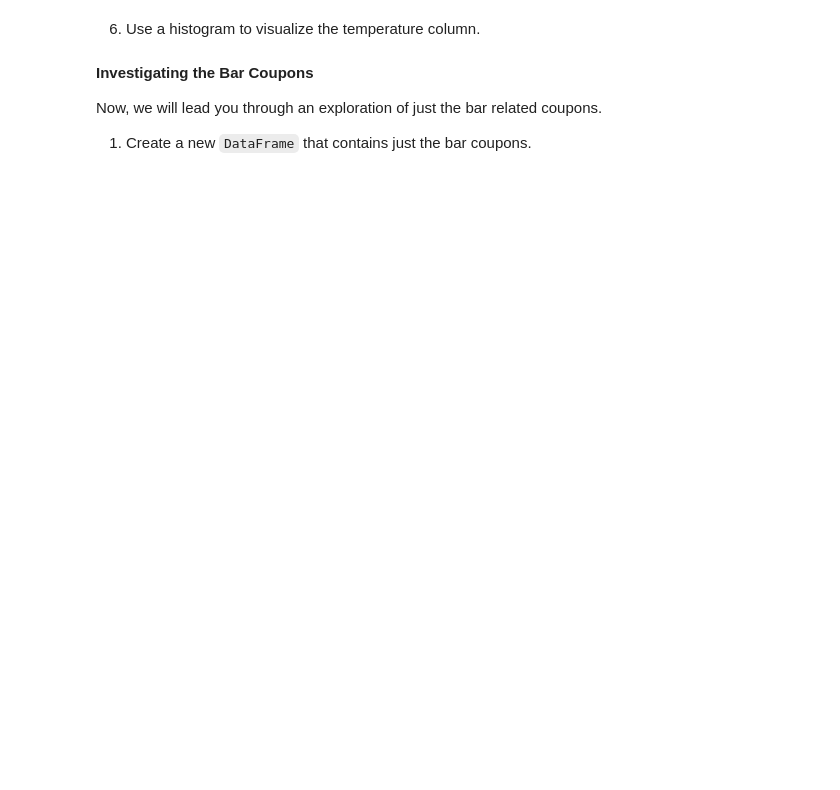
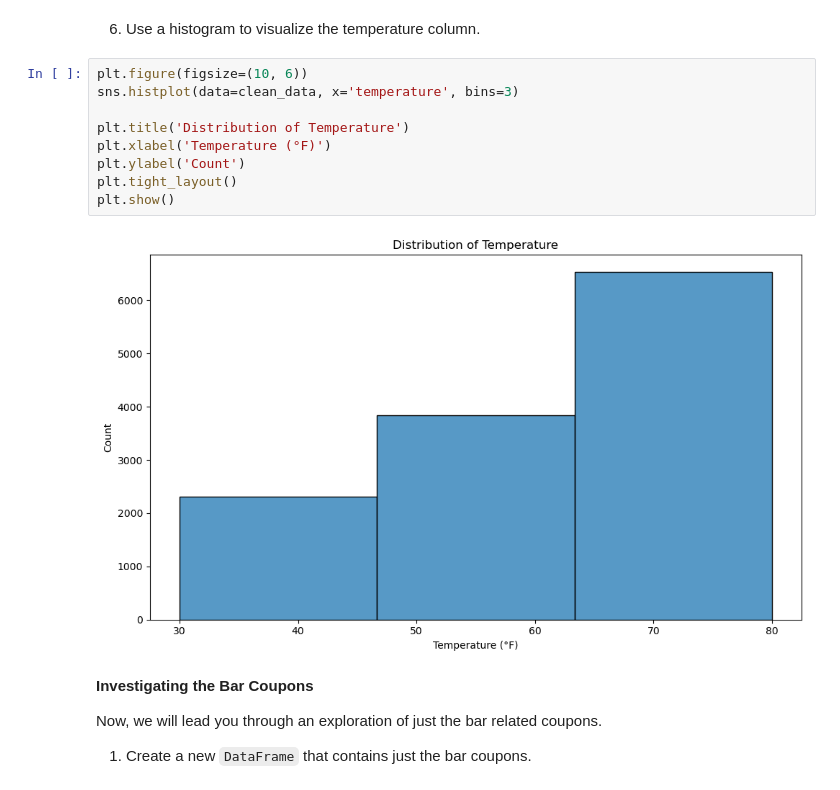
Before and after one commit to AmrElbagoury/coupon-acceptance-analysis, a Jupyter notebook: prompt.ipynb, the cells around one changed output. Saved outputs shown, nothing was run; the diff lists cells and outputs as text; blank space fills up the shorter version.

```diff
--- a/prompt.ipynb
+++ b/prompt.ipynb
@@ -89,5 +211,16 @@ data.head()
 # %% [markdown]
 6. Use a histogram to visualize the temperature column.
+# %%
+plt.figure(figsize=(10, 6))
+sns.histplot(data=clean_data, x='temperature', bins=3)
+
+plt.title('Distribution of Temperature')
+plt.xlabel('Temperature (°F)')
+plt.ylabel('Count')
+plt.tight_layout()
+plt.show()
+# %% [output]
+[figure, added]
 # %% [markdown]
 **Investigating the Bar Coupons**
 
```
Also changed, not shown: parts of 26 cells of this notebook, 1 other file.
